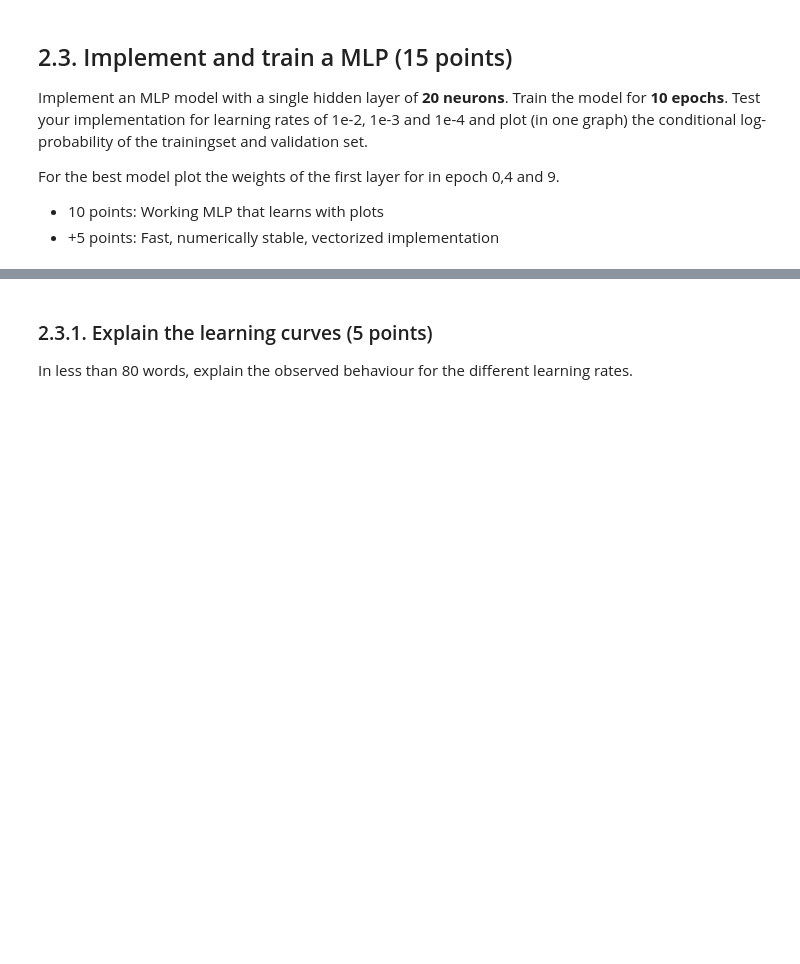
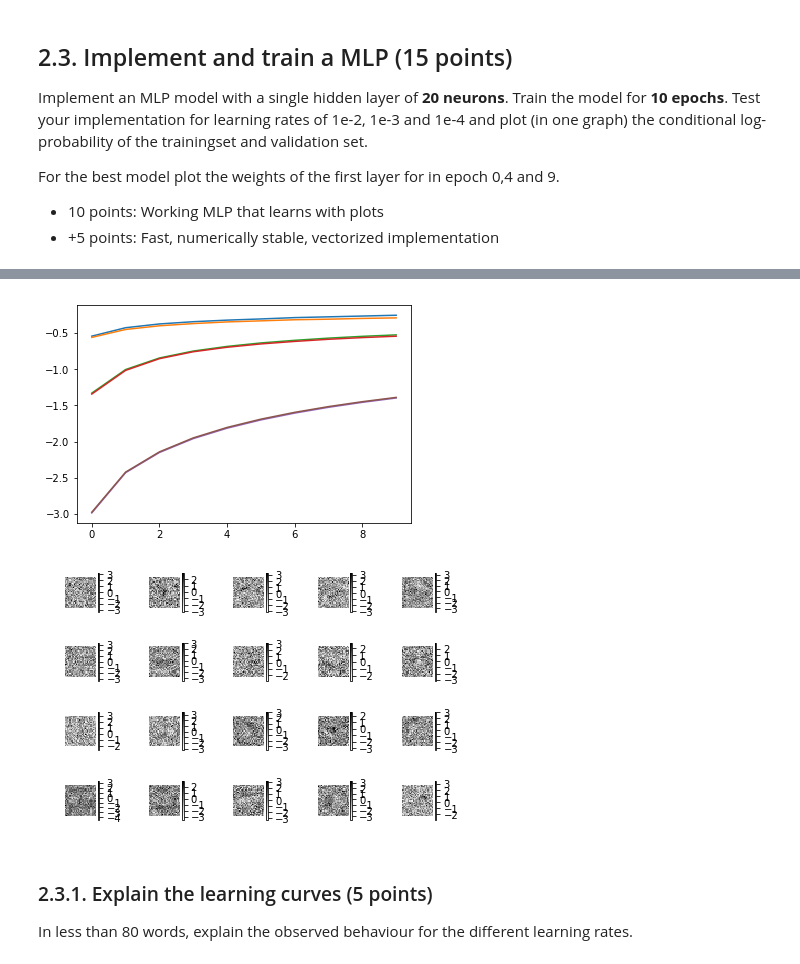
Before and after one commit to sheridavandenbent/ml1_labs, a Jupyter notebook: 10428461_12278327_lab2.ipynb, the cells around one changed output, grey strips where cells are left out. Saved outputs shown, nothing was run; the diff lists cells and outputs as text; code cells hidden in the pictures; blank space fills up the shorter version.

```diff
--- a/10428461_12278327_lab2.ipynb
+++ b/10428461_12278327_lab2.ipynb
@@ -633,8 +759,17 @@ raise NotImplementedError()
 # %%
 # plot the train and validation logp for all three learning rates in one figure
+figure()
+for i in range(3):
+    plt.plot(res[i][4])
+    plt.plot(res[i][5])
+
+figure()
+plot_digits(np.transpose(res[0][0]), 5)
 
 # YOUR CODE HERE
-raise NotImplementedError()
+# %% [output]
+[figure, added]
+[figure, added]
 # %% [markdown]
 ### 2.3.1. Explain the learning curves (5 points)
 In less than 80 words, explain the observed behaviour for the different learning rates.
```
Also changed, not shown: parts of 18 cells of this notebook.
